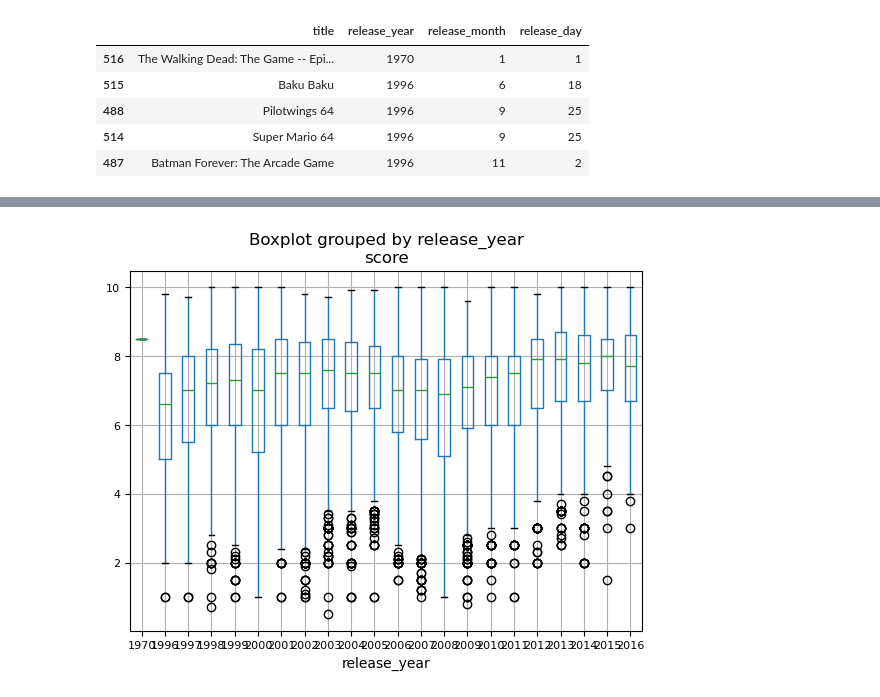
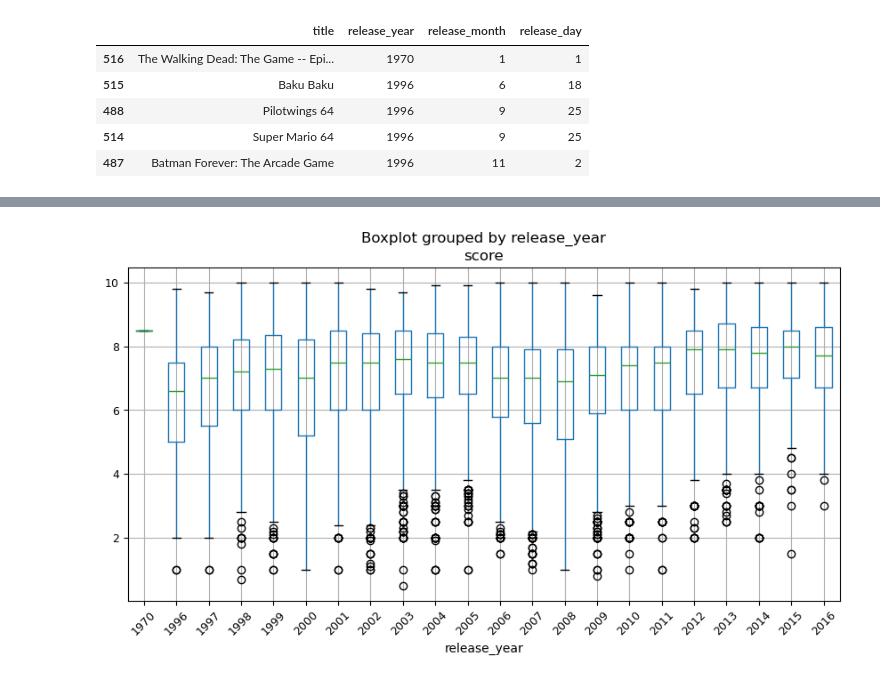
Before and after one commit to Debbcwing/DataScienceBootcamp, a Jupyter notebook: 01_DSToolkit/day2/D2_Ex2.ipynb, the cells around one changed output, grey strips where cells are left out. Drawn from its saved outputs; the diff is of its cells as text; code cells hidden in the pictures.

```diff
--- a/01_DSToolkit/day2/D2_Ex2.ipynb
+++ b/01_DSToolkit/day2/D2_Ex2.ipynb
@@ -54,4 +64,4 @@ _ = data['score'].plot(kind="hist")
 # %%
-_ = data.boxplot(column='score', by='release_year', figsize=(10, 4), fontsize=8)
+_ = data.boxplot(column='score', by='release_year', figsize=(10, 5), fontsize=9, rot=45)
 # %% [output]
-[figure, old version]
+[figure, new version]
```
Also changed, not shown: parts of 9 cells of this notebook, 42 other files.
